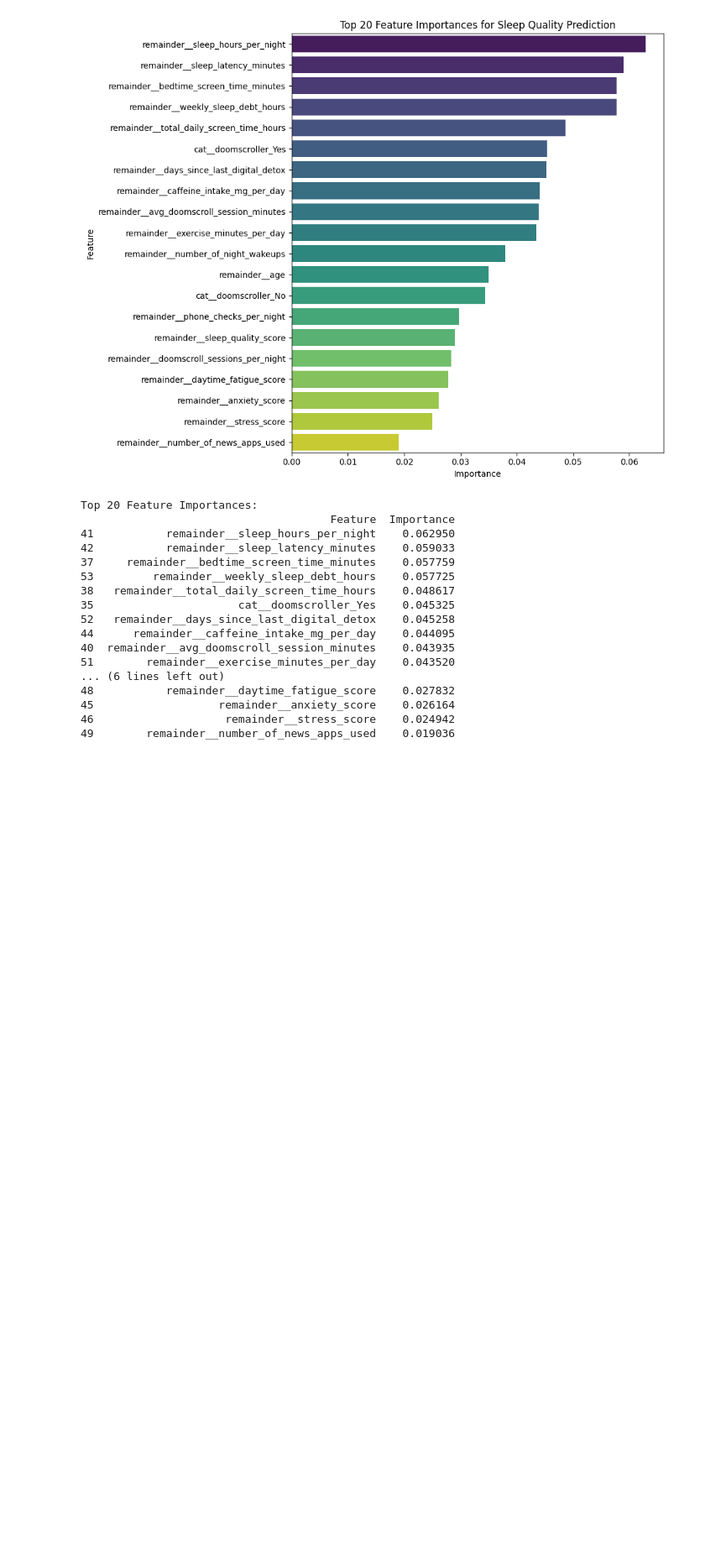
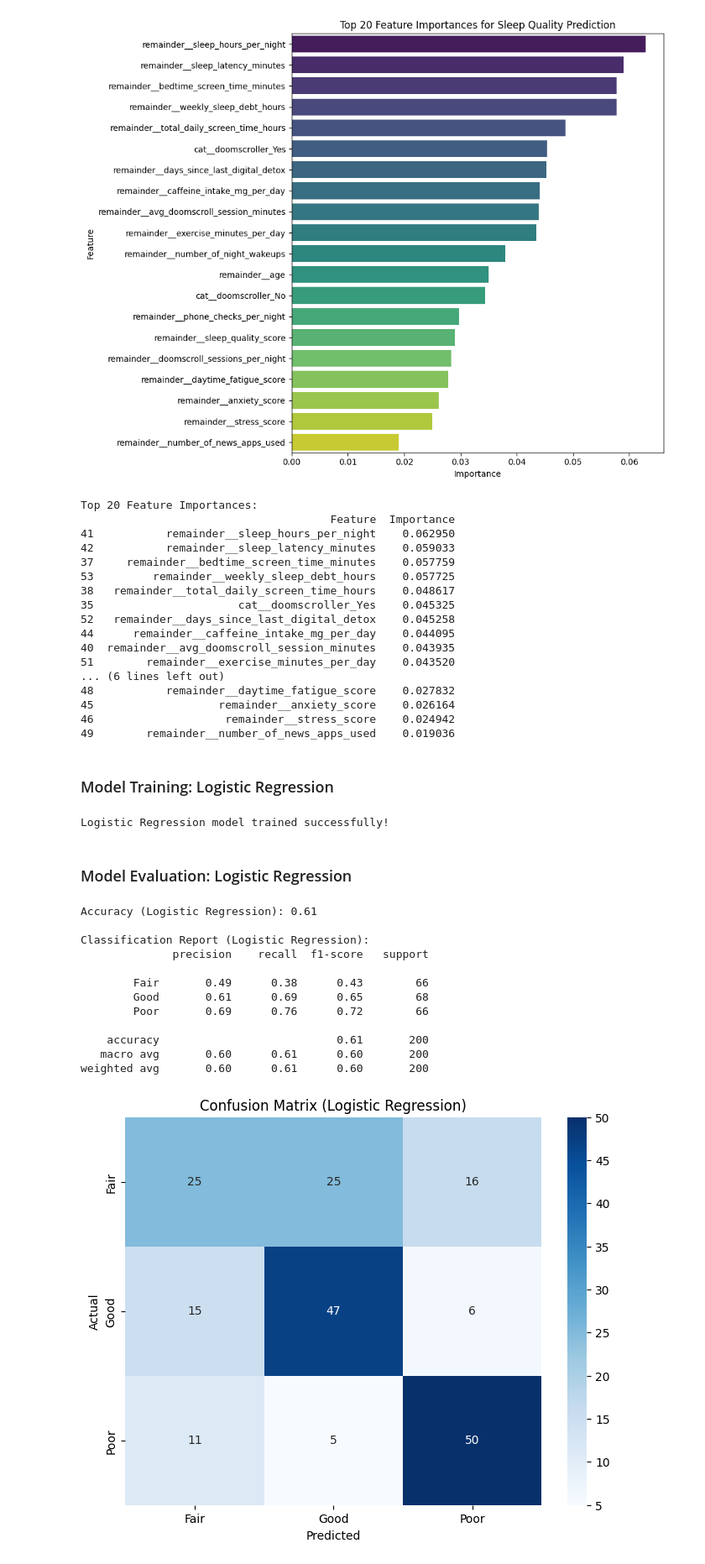
Before and after one commit to kxrrym03/Sleep-Doomscrolling-Habits, a Jupyter notebook: Sleep_&_Doomscrolling.ipynb, the cells around one changed output. Shown at 84% size. Cells and saved outputs as stored; diff of their text form; code cells hidden in the pictures; blank space fills up the shorter version.

```diff
--- a/Sleep_&_Doomscrolling.ipynb
+++ b/Sleep_&_Doomscrolling.ipynb
@@ -475,3 +475,59 @@ Top 20 Feature Importances:
 45                   remainder__anxiety_score    0.026164
 46                    remainder__stress_score    0.024942
 49        remainder__number_of_news_apps_used    0.019036
+# %% [markdown]
+### Model Training: Logistic Regression
+# %%
+from sklearn.linear_model import LogisticRegression
+
+# Create a pipeline with Logistic Regression
+logistic_pipeline = Pipeline(steps=[('preprocessor', preprocessor),
+                                  ('classifier', LogisticRegression(random_state=42, solver='liblinear'))])
+
+# Train the model
+logistic_pipeline.fit(X_train, y_train)
+
+print("Logistic Regression model trained successfully!")
+# %% [output]
+Logistic Regression model trained successfully!
+# %% [markdown]
+### Model Evaluation: Logistic Regression
+# %%
+from sklearn.metrics import accuracy_score, classification_report, confusion_matrix
+import matplotlib.pyplot as plt
+import seaborn as sns
+
+# Make predictions on the test set
+y_pred_lr = logistic_pipeline.predict(X_test)
+
+# Evaluate the model
+accuracy_lr = accuracy_score(y_test, y_pred_lr)
+print(f"Accuracy (Logistic Regression): {accuracy_lr:.2f}")
+
+print("\nClassification Report (Logistic Regression):")
+print(classification_report(y_test, y_pred_lr))
+
+# Confusion Matrix
+cm_lr = confusion_matrix(y_test, y_pred_lr)
+plt.figure(figsize=(8, 6))
+sns.heatmap(cm_lr, annot=True, fmt='d', cmap='Blues',
+            xticklabels=logistic_pipeline.classes_,
+            yticklabels=logistic_pipeline.classes_)
+plt.title('Confusion Matrix (Logistic Regression)')
+plt.xlabel('Predicted')
+plt.ylabel('Actual')
+plt.show()
+# %% [output]
+Accuracy (Logistic Regression): 0.61
+
+Classification Report (Logistic Regression):
+              precision    recall  f1-score   support
+
+        Fair       0.49      0.38      0.43        66
+        Good       0.61      0.69      0.65        68
+        Poor       0.69      0.76      0.72        66
+
+    accuracy                           0.61       200
+   macro avg       0.60      0.61      0.60       200
+weighted avg       0.60      0.61      0.60       200
+[figure, added]
```
Also changed, not shown: parts of 4 cells of this notebook.
